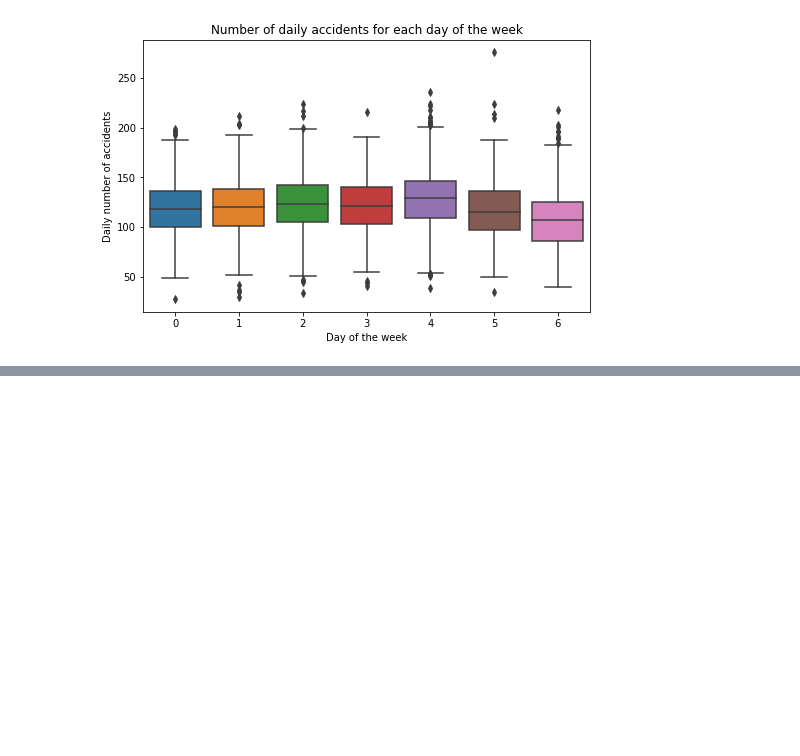
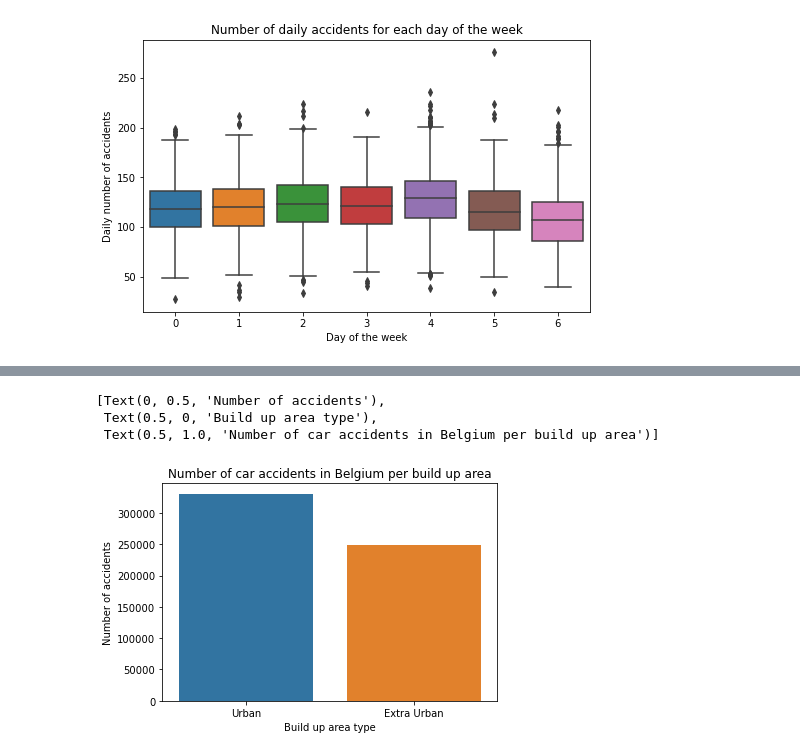
Before and after one commit to fmontoisy/Data-Science-IBM-Coursera, a Jupyter notebook: Final presentation capstone project.ipynb, the cells around one changed output, grey strips where cells are left out. Saved outputs shown, nothing was run; the diff lists cells and outputs as text; code cells hidden in the pictures; blank space fills up the shorter version.

```diff
--- a/Final presentation capstone project.ipynb
+++ b/Final presentation capstone project.ipynb
@@ -254,0 +261,9 @@ ax.set(xlabel ='Day of the week', ylabel = 'Daily number of accidents', title= '
+# %%
+df_accidents['CD_BUILD_UP_AREA'] = df_accidents['CD_BUILD_UP_AREA'].cat.rename_categories(["Urban", "Extra Urban"])
+ax = sns.countplot(df_accidents['CD_BUILD_UP_AREA'])
+ax.set(xlabel='Build up area type', ylabel ='Number of accidents', title ='Number of car accidents in Belgium per build up area')
+# %% [output]
+[Text(0, 0.5, 'Number of accidents'),
+ Text(0.5, 0, 'Build up area type'),
+ Text(0.5, 1.0, 'Number of car accidents in Belgium per build up area')]
+[figure, added]
```
Also changed, not shown: parts of 9 cells of this notebook.
